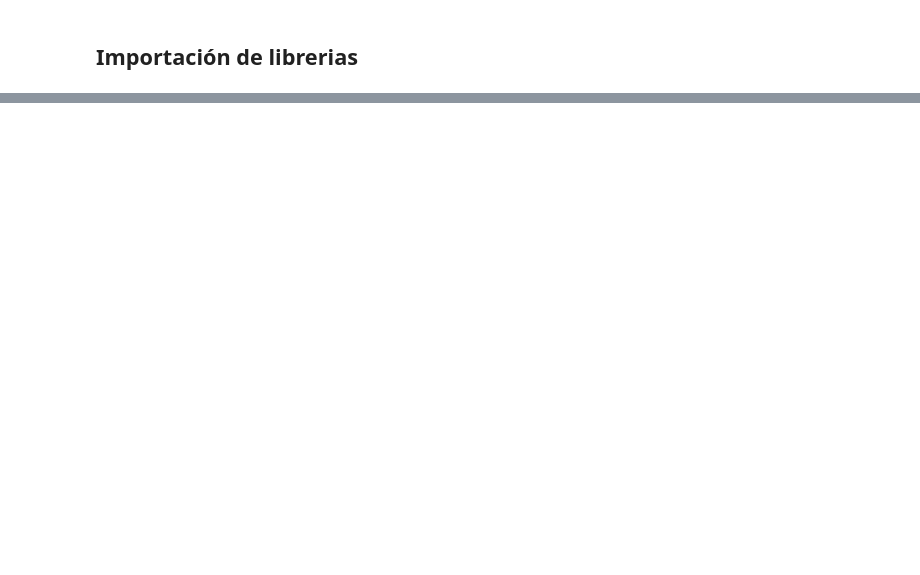
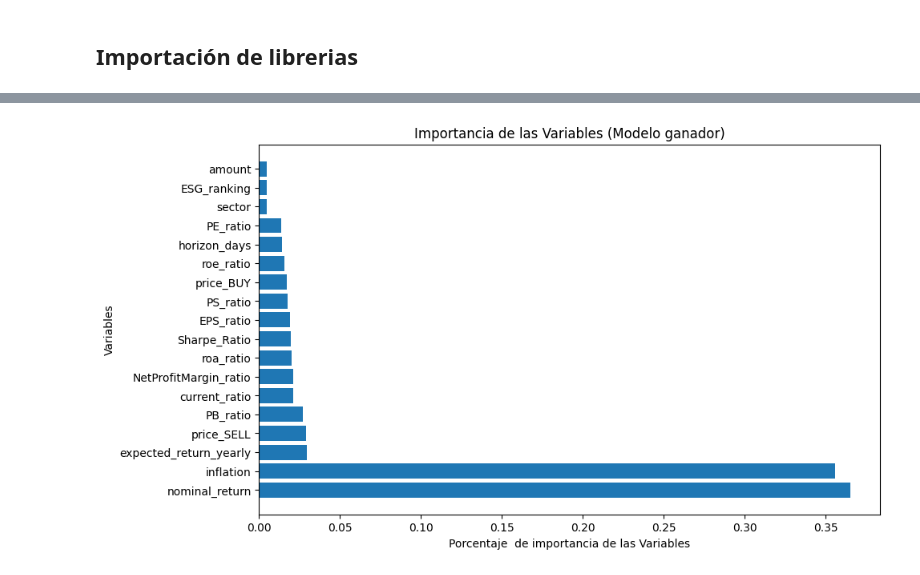
Before and after one commit to SimonLopezR/proyecto_final_dataviz, a Jupyter notebook: docs/notebooks_2.ipynb, the cells around one changed output, grey strips where cells are left out. Saved outputs shown, nothing was run; the diff lists cells and outputs as text; code cells hidden in the pictures; blank space fills up the shorter version.

```diff
--- a/docs/notebooks_2.ipynb
+++ b/docs/notebooks_2.ipynb
@@ -91,5 +100,5 @@ dtype: int64
 # %%
-independent_var_erase=['company','date_BUY_fix','date_SELL_fix']
+independent_var_erase=['company','date_BUY_fix','date_SELL_fix','Volatility_Buy','Volatility_sell']
 dependent_var='investment'
 independent_var=[x for x in df.columns if x not in independent_var_erase and x not in dependent_var]
 # %%
@@ -136,7 +215,7 @@ classifiers = {
 # %%
 # Paso 4: Define un diccionario de parámetros para cada clasificador
 param_grid = {
-    'SVC': {'classifier__C': [1, 10], 'classifier__kernel': ['linear', 'rbf'],'classifier__gamma':[ 1, 10]},
-    'RandomForestClassifier': {'classifier__n_estimators': [50, 100], 'classifier__max_depth': [None, 10],'classifier__min_samples_split': [5, 10]},
-    'GradientBoostingClassifier': {'classifier__n_estimators': [50, 100], 'classifier__learning_rate': [0.01, 0.1]}
+    'SVC': {'classifier__C': [0.1,1, 10], 'classifier__kernel': ['linear', 'rbf'],'classifier__gamma':[0.1, 1, 10]},
+    'RandomForestClassifier': {'classifier__n_estimators': [50, 100,200], 'classifier__max_depth': [None, 10,20],'classifier__min_samples_split': [5, 10,20]},
+    'GradientBoostingClassifier': {'classifier__n_estimators': [50, 100,200], 'classifier__learning_rate': [0.01, 0.1,1],'classifier__max_depth': [None, 10,20]}
 }
@@ -180,0 +286,14 @@ accuracy en training -> GradientBoostingClassifier: best training score 0.9875,
+# %%
+# Evaluación de rendimiento en el conjunto de prueba
+test_accuracies = {}
+for name, model in best_models.items():
+    y_pred = model.predict(X_test)
+    accuracy = accuracy_score(y_test, y_pred)
+    test_accuracies[name] = accuracy
+    print(f"Accuracy en test para {name}: {accuracy}")
+
+# Selección del mejor modelo basado en el rendimiento en el conjunto de prueba
+best_model_name = max(test_accuracies, key=test_accuracies.get)
+the_best_model = best_models[best_model_name]
+
+print(f"\nEl mejor modelo es: {best_model_name} con un accuracy en test de {test_accuracies[best_model_name]}")
@@ -180,0 +384,21 @@ accuracy en training -> GradientBoostingClassifier: best training score 0.9875,
+# %%
+# Obtener la importancia de las características
+feature_importances = the_best_model['classifier'].feature_importances_
+
+# Obtener los nombres de las características
+feature_names = X_train.columns  # Reemplaza esto con el nombre de tus características si tienes
+
+# Ordenar las características por su importancia
+sorted_indices = np.argsort(feature_importances)[::-1]
+sorted_feature_importances = feature_importances[sorted_indices]
+sorted_feature_names = feature_names[sorted_indices]
+
+# Graficar la importancia de las características
+plt.figure(figsize=(10, 6))
+plt.barh(sorted_feature_names, sorted_feature_importances)
+plt.xlabel('Porcentaje  de importancia de las Variables')
+plt.ylabel('Variables')
+plt.title('Importancia de las Variables (Modelo ganador)')
+plt.show()
+# %% [output]
+[figure, added]
```
Also changed, not shown: parts of 53 cells of this notebook, 31 other files.
